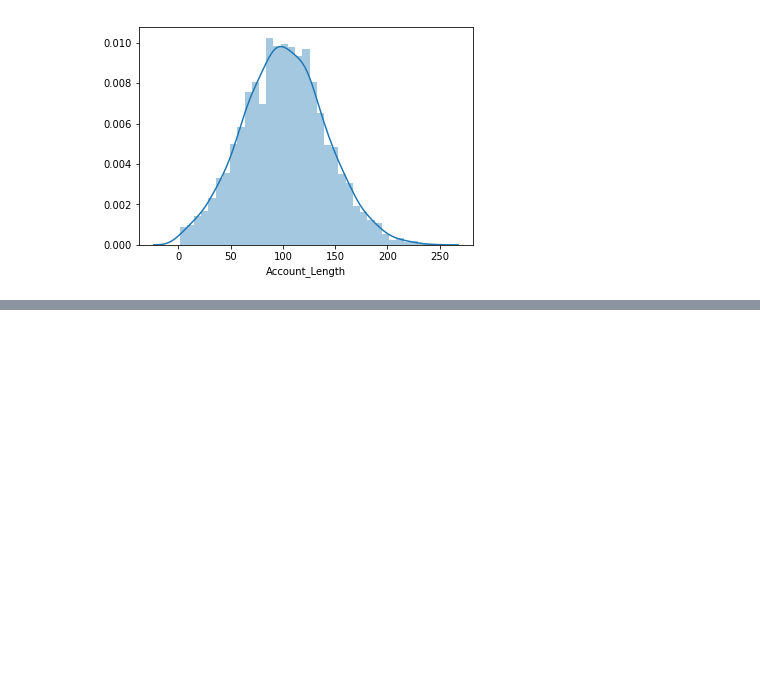
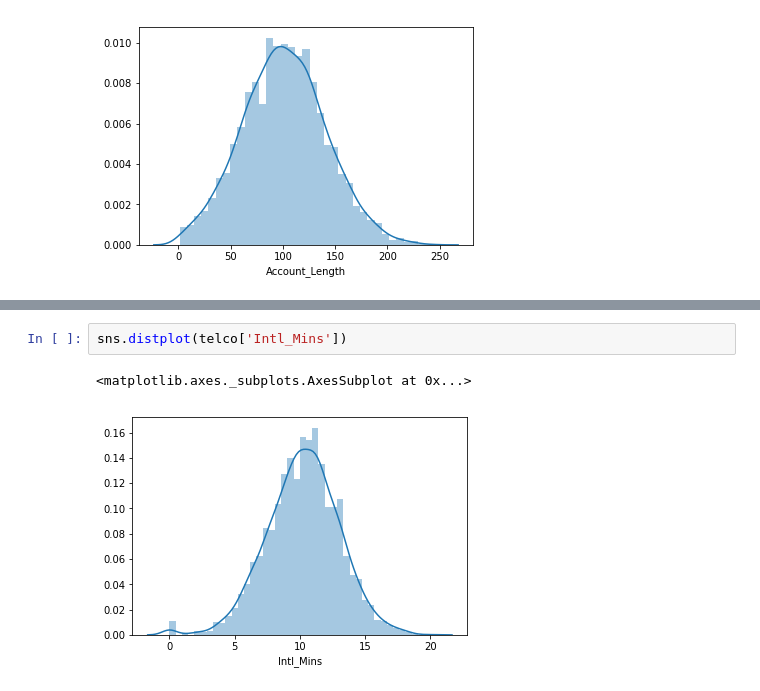
Before and after one commit to MarcelaMonteiroMontenegroGallo/Python, a Jupyter notebook: Predicting_Customer_Churn.ipynb, the cells around one changed output, grey strips where cells are left out. Saved outputs shown, nothing was run; the diff lists cells and outputs as text; blank space fills up the shorter version.

```diff
--- a/Predicting_Customer_Churn.ipynb
+++ b/Predicting_Customer_Churn.ipynb
@@ -97,0 +113,5 @@ sns.distplot(telco['Account_Length'])
+# %%
+sns.distplot(telco['Intl_Mins'])
+# %% [output]
+<matplotlib.axes._subplots.AxesSubplot at 0x...>
+[figure, added]
```
Also changed, not shown: parts of 4 cells of this notebook.
